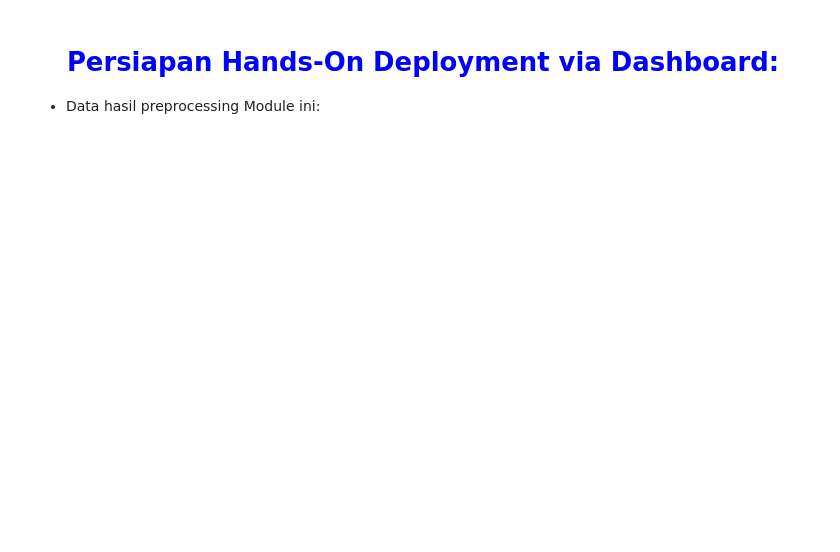
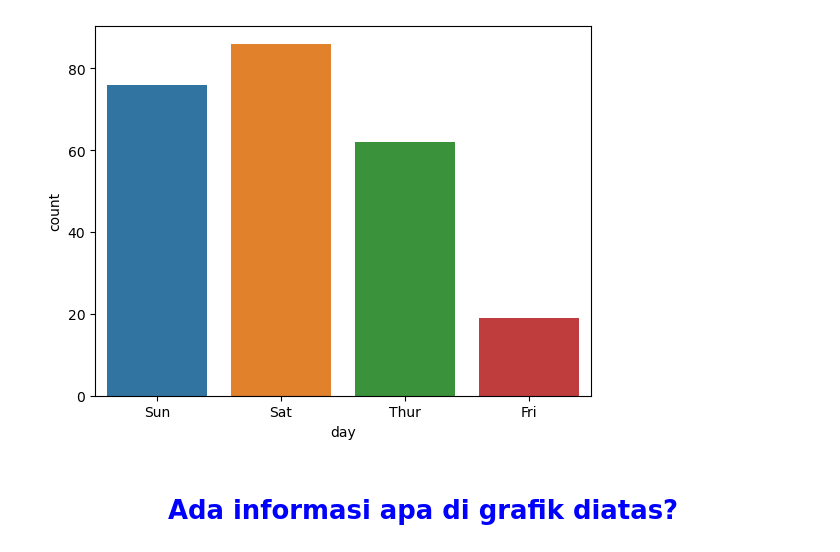
Before and after one commit to taudataanalytics/IT-Fair-XIII-UIN-SGD, a Jupyter notebook: TI-UIN-SGB-Bandung-28Feb2024.ipynb, the cells around one changed output. Cells and saved outputs as stored; diff of their text form; code cells hidden in the pictures; blank space fills up the shorter version.

```diff
--- a/TI-UIN-SGB-Bandung-28Feb2024.ipynb
+++ b/TI-UIN-SGB-Bandung-28Feb2024.ipynb
@@ -59,7 +242,9 @@
 # <center><font color="blue">Miskonsepsi Data Preprocessing</font></center>
 
 <center><img src="images/data_multi_preprocessing.png" width="175" height="274" /></center>
+# %%
+p = sns.countplot(x="day", data=tips)
+# %% [output]
+[figure, added]
 # %% [markdown]
-# <center><font color="blue">Persiapan Hands-On Deployment via Dashboard:</font></center>
-
-* Data hasil preprocessing Module ini:
+# <center><font color="blue">Ada informasi apa di grafik diatas?</font></center>
```
Also changed, not shown: parts of 44 cells of this notebook, 15 other files.
